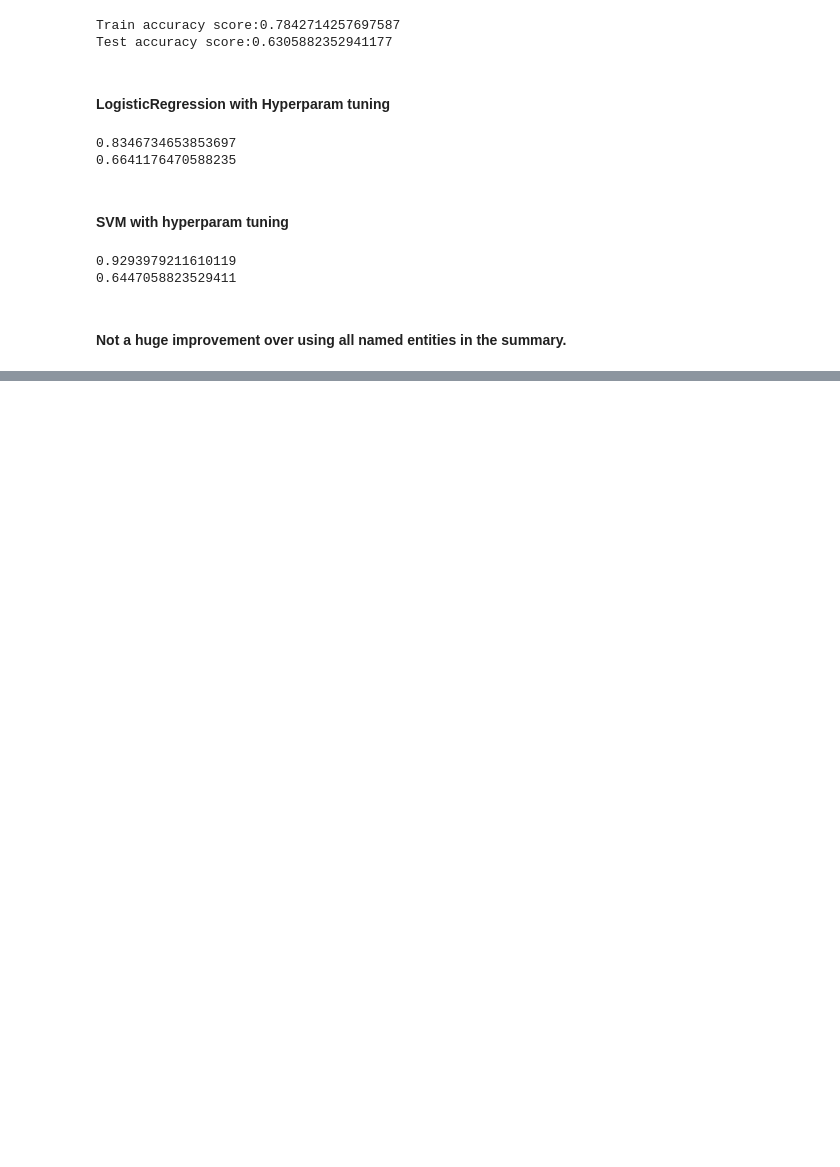
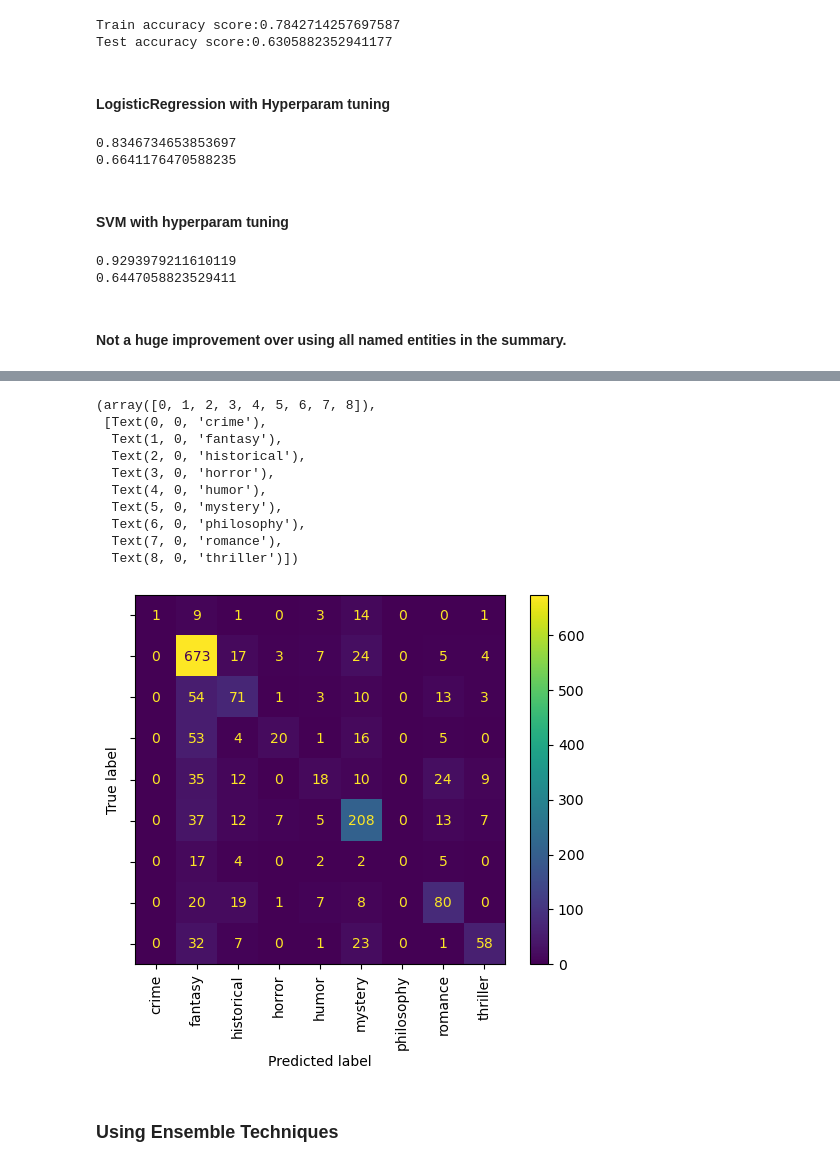
Before and after one commit to archana-rg/books-analysis, a Jupyter notebook: FinalBookGenrePred.ipynb, the cells around one changed output, grey strips where cells are left out. Saved outputs shown, nothing was run; the diff lists cells and outputs as text; code cells hidden in the pictures; blank space fills up the shorter version.

```diff
--- a/FinalBookGenrePred.ipynb
+++ b/FinalBookGenrePred.ipynb
@@ -728,0 +733,7 @@ withoutne_df.set_index('model')
+# %%
+genre_num_list = pd.DataFrame(books_df_shuffled['GenreNum'].value_counts()).index.tolist()
+genre_name_list = pd.DataFrame(books_df_shuffled['NewGenre'].value_counts()).index.tolist()
+genre_dict = {}
+for idx in range(0, len(genre_num_list)):
+    genre_dict.update({genre_num_list[idx] : genre_name_list[idx]})
+genre_dict
@@ -728,0 +750,23 @@ withoutne_df.set_index('model')
+# %%
+def get_class_names(num):
+    return genre_dict[num]
+# %%
+y_predict_test = lgr_ltd_tfidf_grid.best_estimator_.predict(X_test)
+cm = confusion_matrix(y_test, y_predict_test, labels=lgr_ltd_tfidf_grid.best_estimator_.classes_)
+disp = ConfusionMatrixDisplay(confusion_matrix=cm, display_labels=map(get_class_names,lgr_ltd_tfidf_grid.best_estimator_.classes_))
+disp.plot()
+plt.xticks(rotation=90)
+# %% [output]
+(array([0, 1, 2, 3, 4, 5, 6, 7, 8]),
+ [Text(0, 0, 'crime'),
+  Text(1, 0, 'fantasy'),
+  Text(2, 0, 'historical'),
+  Text(3, 0, 'horror'),
+  Text(4, 0, 'humor'),
+  Text(5, 0, 'mystery'),
+  Text(6, 0, 'philosophy'),
+  Text(7, 0, 'romance'),
+  Text(8, 0, 'thriller')])
+[figure, added]
+# %% [markdown]
+### Using Ensemble Techniques
```
Also changed, not shown: parts of 35 cells of this notebook.
